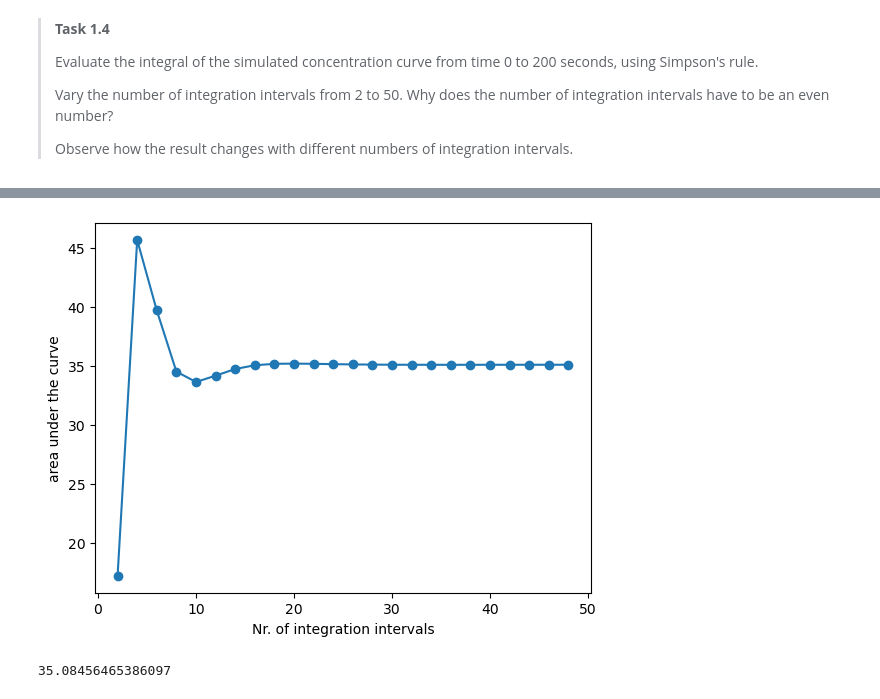
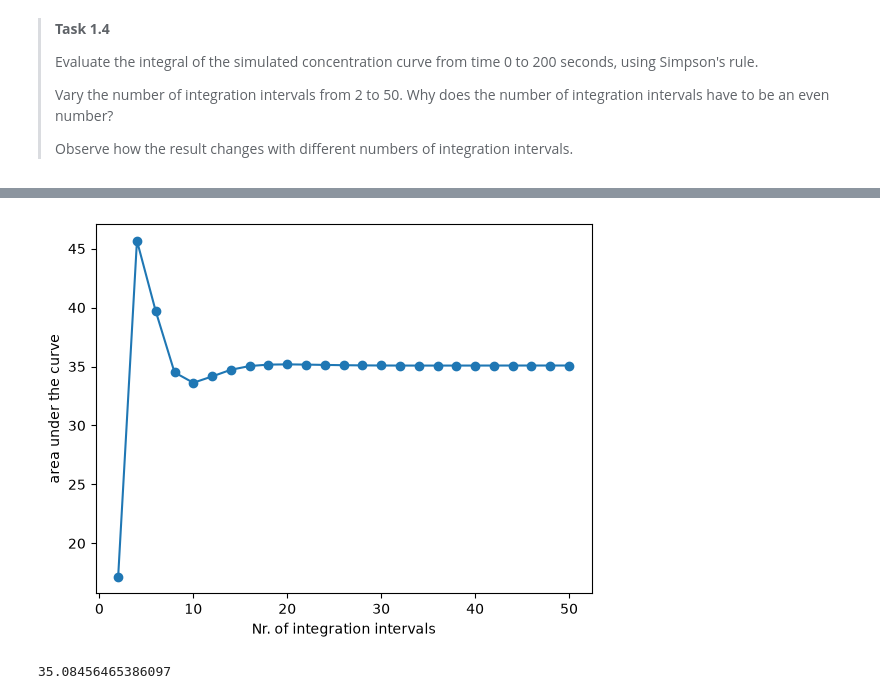
Before and after one commit to Tony-Davison/WS1.2, a Jupyter notebook: all_files_WS_1_2/1-discharge-numerical-integration_updated.ipynb, the cells around one changed output, grey strips where cells are left out. Drawn from its saved outputs; the diff is of its cells as text; code cells hidden in the pictures.

```diff
--- a/all_files_WS_1_2/1-discharge-numerical-integration_updated.ipynb
+++ b/all_files_WS_1_2/1-discharge-numerical-integration_updated.ipynb
@@ -174,17 +174,28 @@ plt.legend()
 
 ### YOUR CODE HERE ###
 time2 = 200
+intervals = np.arange(2, 52, step=2)
+print(f"intervals = {intervals}")
+integral = []
 def simpson_integral(time2, f):
-    integral = 0
     for i in range(2,51,2):
         time_points = []
         dt = time2/i
-        print(f'dt for {i} = {dt}')
-        for j in range(0,i,1):
+        #print(f'dt for {i} = {dt}')
+        for j in range(0,i+1,1):
             time_points.append(dt*j)
-        print (time_points)
-        # area = f(time_points(j))*dt + 4*dt*f(time_points(j+1))
+        #print (time_points)
+        time = np.array(time_points)
+        c = f(time, v, D, area)
+        weights = np.ones(len(c))
+        weights[1:-1:2] = 4
+        weights[2:-1:2] = 2
+        #print(f"the weights are: {weights}")
+        #print(f"the values are: {c}")
+        integral_i = (dt/3) * np.sum(weights * c)
+        #print(f"the integral for {i} = {integral_i}")
+        integral.append(float(integral_i))
+simpson_integral(time2, f)
 
-print(simpson_integral(time2, concentration))
-print(f(100))
+print (integral)
 # %% [output]
@@ -209,9 +205,9 @@ TypeError: <lambda>() missing 3 required positional arguments: 'v', 'D', and 'A'
 # %%
-plt.plot(### YOUR CODE HERE ###, ### YOUR CODE HERE ###, marker="o")
+plt.plot(intervals, integral, marker="o")
 plt.xlabel("Nr. of integration intervals")
 plt.ylabel("area under the curve");
 # %% [output]
-[figure, old version]
+[figure, new version]
 # %%
 print(integrals[-1])
 # %% [output]
```
Also changed, not shown: parts of 1 cell of this notebook.
